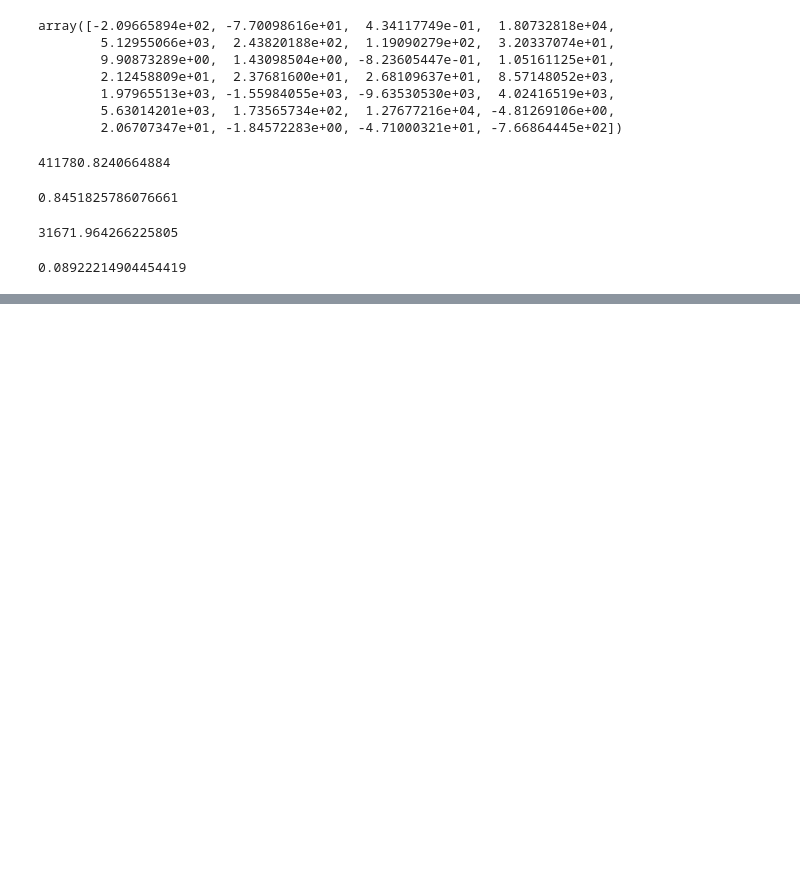
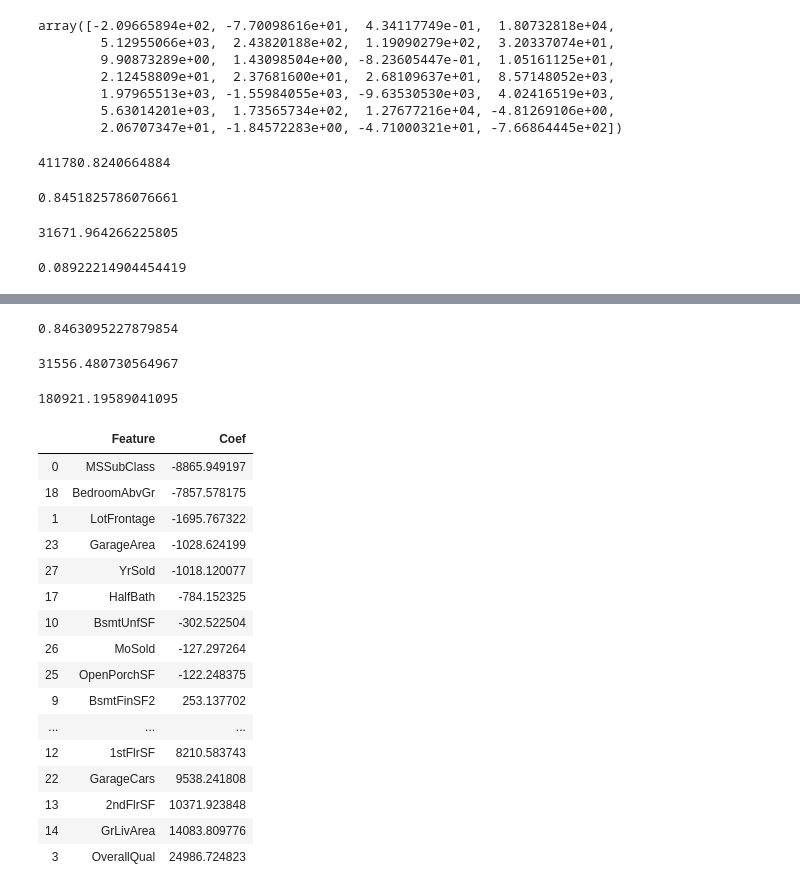
Before and after one commit to fahimhm/reg_model_exercise, a Jupyter notebook: Regression Model Practice.ipynb, the cells around one changed output, grey strips where cells are left out. Cells and saved outputs as stored; diff of their text form; code cells hidden in the pictures; blank space fills up the shorter version.

```diff
--- a/Regression Model Practice.ipynb
+++ b/Regression Model Practice.ipynb
@@ -242,2 +259,0 @@ df_test.to_csv('submission.csv', columns=['Id', 'SalePrice_pred'], index=False)
-# %%
-df_test['Id'] = df_test['Id'].astype('Int64')
@@ -243,0 +285,18 @@ df_test['Id'] = df_test['Id'].astype('Int64')
+# %%
+df_test_222 = df_test.select_dtypes(exclude=['object'])
+
+X_test_222 = df_test_222.iloc[:,1:-1].values
+X_test_222 = scaler.fit_transform(X_test_222)
+y_true_222 = df_test_222['SalePrice'].values
+
+y_pred_222 = reg_222.predict(X_test_222)
+# %%
+# R-square
+reg_222.score(X_test_222, y_true_222)
+# %% [output]
+0.8463095227879854
+# %%
+# RSME
+np.sqrt(mean_squared_error(y_true=y_true_222, y_pred=y_pred_222))
+# %% [output]
+31556.480730564967
@@ -243,0 +308,26 @@ df_test['Id'] = df_test['Id'].astype('Int64')
+# %%
+reg_222.intercept_
+# %% [output]
+180921.19589041095
+# %%
+df_ = pd.DataFrame(zip(df_test_222.iloc[:,1:-1].columns, reg_222.coef_), columns=['Feature', 'Coef'])
+# %%
+df_.sort_values('Coef')
+# %% [output]
+|  | Feature | Coef |
+| 0 | MSSubClass | -8865.949197 |
+| 18 | BedroomAbvGr | -7857.578175 |
+| 1 | LotFrontage | -1695.767322 |
+| 23 | GarageArea | -1028.624199 |
+| 27 | YrSold | -1018.120077 |
+| 17 | HalfBath | -784.152325 |
+| 10 | BsmtUnfSF | -302.522504 |
+| 26 | MoSold | -127.297264 |
+| 25 | OpenPorchSF | -122.248375 |
+| 9 | BsmtFinSF2 | 253.137702 |
+| ... | ... | ... |
+| 12 | 1stFlrSF | 8210.583743 |
+| 22 | GarageCars | 9538.241808 |
+| 13 | 2ndFlrSF | 10371.923848 |
+| 14 | GrLivArea | 14083.809776 |
+| 3 | OverallQual | 24986.724823 |
```
Also changed, not shown: parts of 16 cells of this notebook, 3 other files.
